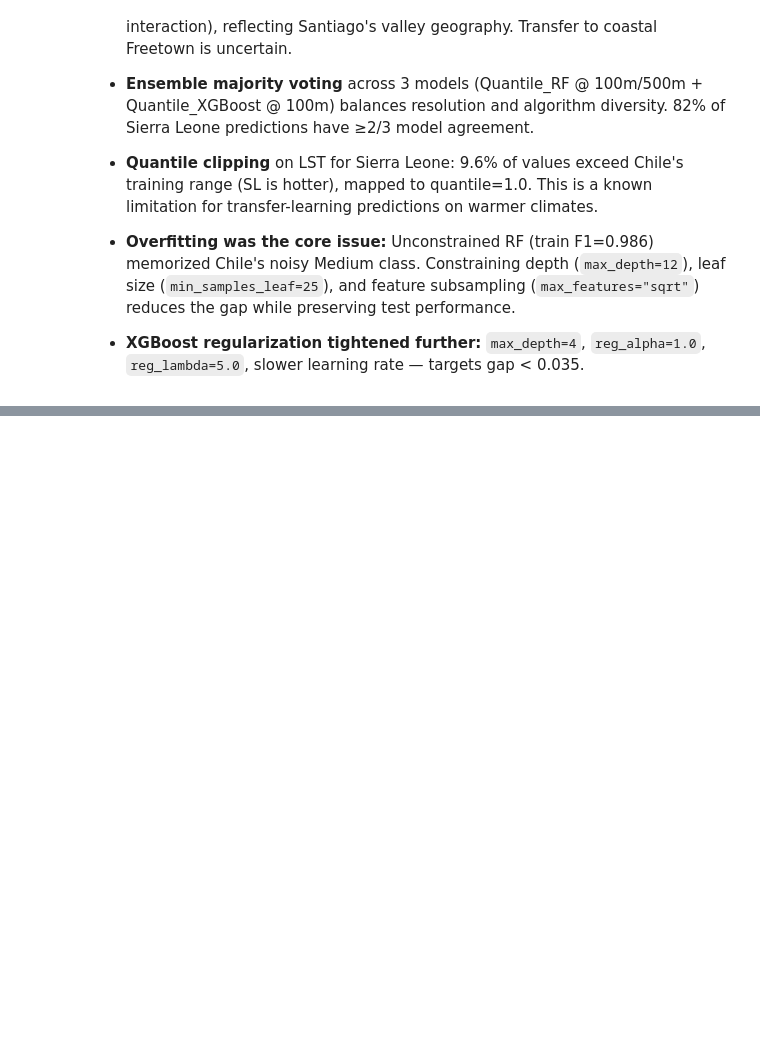
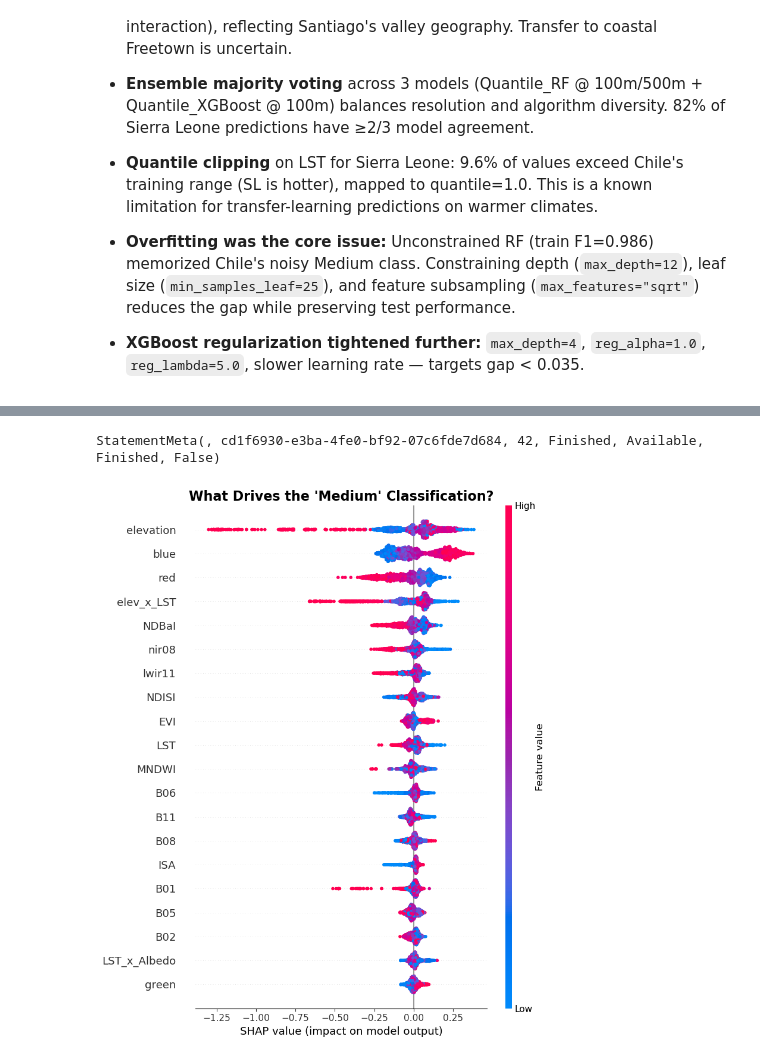
Before and after one commit to youness-yach/uhi-business-challenge, a Jupyter notebook: notebooks/Chile.ipynb, the cells around one changed output, grey strips where cells are left out. Cells and saved outputs as stored; diff of their text form; code cells hidden in the pictures; blank space fills up the shorter version.

```diff
--- a/notebooks/Chile.ipynb
+++ b/notebooks/Chile.ipynb
@@ -661,0 +995,31 @@ StatementMeta(, efef6967-c713-46ff-a0c9-a9a4a4e2c7e3, 4, Finished, Available, Fi
+# %%
+import shap
+import matplotlib.pyplot as plt
+
+# 1. Initialize the SHAP explainer with your trained XGBoost model
+explainer = shap.TreeExplainer(m3)
+
+# 2. Calculate SHAP values for a sample of the test set (using 2000 to keep it fast)
+# We pass the quantile-transformed data because that's what the model expects
+X_te_sample = X_te_q[:2000]
+shap_values = explainer.shap_values(X_te_sample)
+
+# 3. Identify the index for the Medium class (usually 2, but we use your med_idx)
+med_idx = list(le.classes_).index("Medium")
+
+# 4. Plot the summary for the Medium class
+# We pass X_train.columns so the y-axis shows actual feature names (elevation, LST, etc.)
+plt.figure(figsize=(12, 8))
+plt.title("What Drives the 'Medium' Classification?", fontsize=16, fontweight='bold')
+
+shap.summary_plot(
+    shap_values[med_idx],
+    X_te_sample,
+    feature_names=X_train.columns,
+    show=False
+)
+plt.tight_layout()
+plt.show()
+# %% [output]
+StatementMeta(, cd1f6930-e3ba-4fe0-bf92-07c6fde7d684, 42, Finished, Available, Finished, False)
+[figure, added]
```
Also changed, not shown: parts of 19 cells of this notebook, 18 other files.
